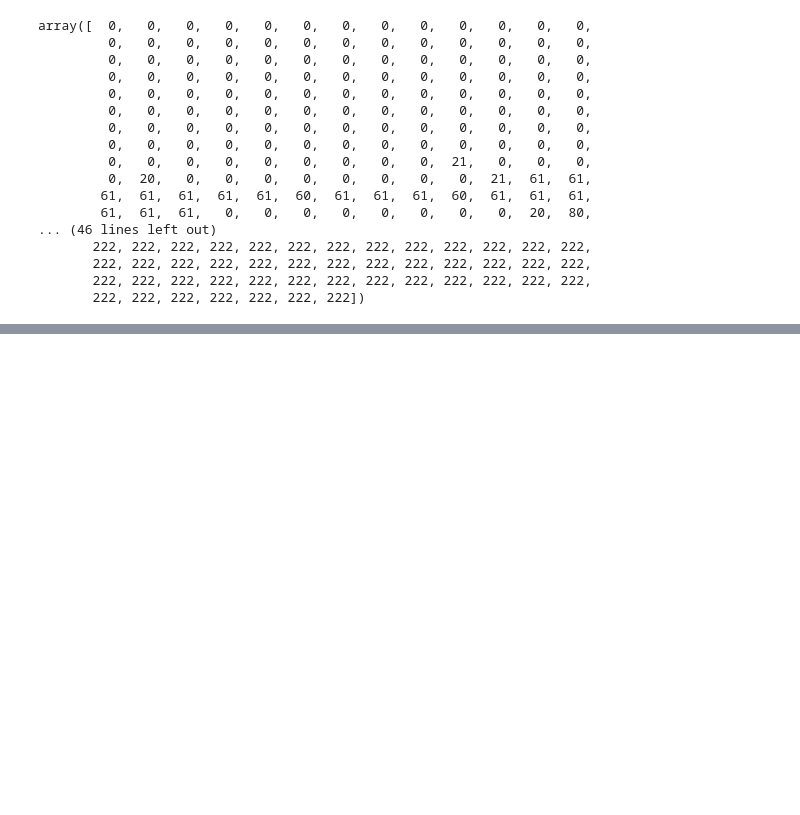
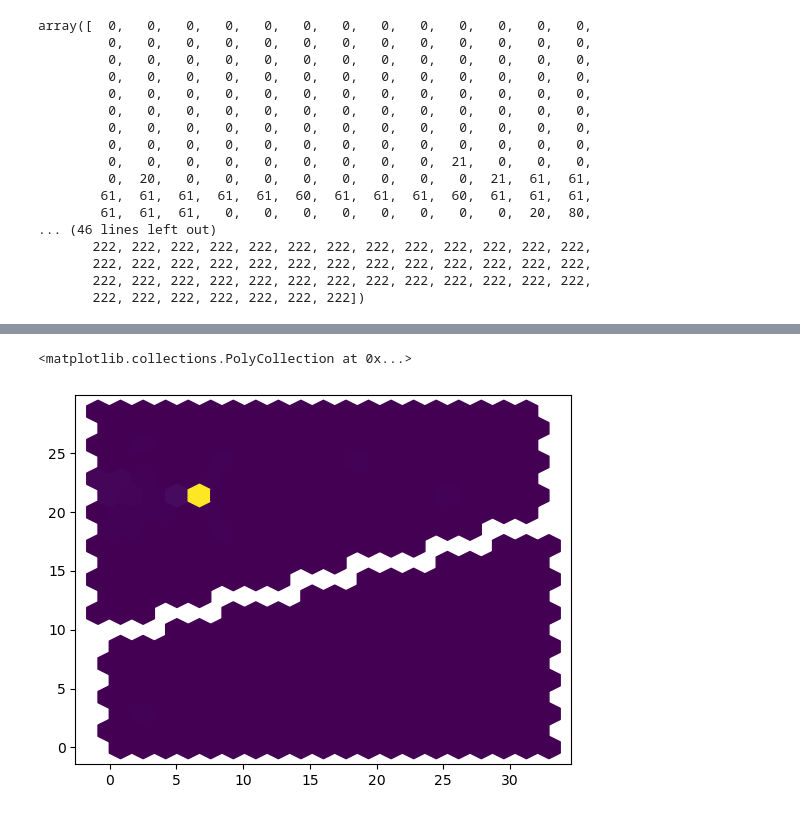
Before and after one commit to giorginolab/sh2-som, a Jupyter notebook: som-msm.ipynb, the cells around one changed output, grey strips where cells are left out. Cells and saved outputs as stored; diff of their text form; code cells hidden in the pictures; blank space fills up the shorter version.

Commit message:
pcca

```diff
--- a/som-msm.ipynb
+++ b/som-msm.ipynb
@@ -31,0 +59,3 @@ array([  0,   0,   0,   0,   0,   0,   0,   0,   0,   0,   0,   0,   0,
+# %%
+pccamodel = models[2]
+pcca = pccamodel.pcca(n_metastable_sets=6)
@@ -31,0 +78,8 @@ array([  0,   0,   0,   0,   0,   0,   0,   0,   0,   0,   0,   0,   0,
+# %%
+hgrid = hexagonal_grid.hexagonal_grid(20,20)
+# %%
+plt.hexbin(hgrid[:,0],hgrid[:,1],pcca.memberships[:,0],
+           gridsize=(20,10))
+# %% [output]
+<matplotlib.collections.PolyCollection at 0x...>
+[figure, added]
```
Also changed, not shown: parts of 11 cells of this notebook, 1 other file.
